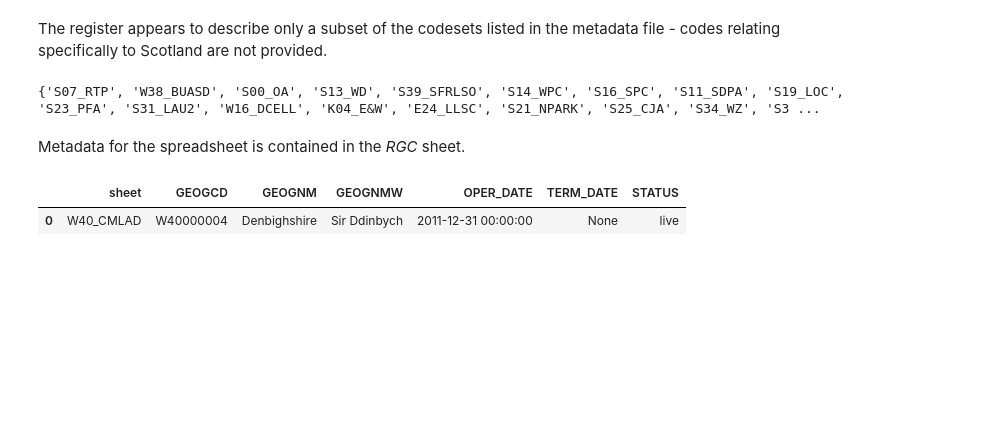
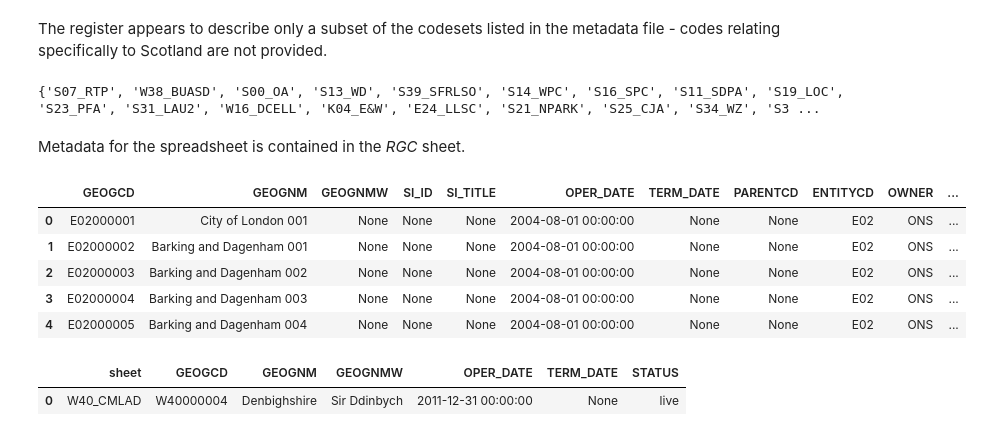
Before and after one commit to psychemedia/parlihacks, a Jupyter notebook: notebooks/ONS Register of Geographic Codes.ipynb, the cells around one changed output. Drawn from its saved outputs; the diff is of its cells as text; code cells hidden in the pictures; blank space fills up the shorter version.

Commit message:
Correct full table/sheet save

```diff
--- a/notebooks/ONS Register of Geographic Codes.ipynb
+++ b/notebooks/ONS Register of Geographic Codes.ipynb
@@ -128,3 +125,13 @@ for sheet in sheets[2:]:
+# %%
+q='SELECT * FROM E02_MSOA LIMIT 5'
+pd.read_sql_query(q, con)
+# %% [output]
+|  | GEOGCD | GEOGNM | GEOGNMW | SI_ID | SI_TITLE | OPER_DATE | TERM_DATE | PARENTCD | ENTITYCD | OWNER | ... |
+| 0 | E02000001 | City of London 001 | None | None | None | 2004-08-01 00:00:00 | None | None | E02 | ONS | ... |
+| 1 | E02000002 | Barking and Dagenham 001 | None | None | None | 2004-08-01 00:00:00 | None | None | E02 | ONS | ... |
+| 2 | E02000003 | Barking and Dagenham 002 | None | None | None | 2004-08-01 00:00:00 | None | None | E02 | ONS | ... |
+| 3 | E02000004 | Barking and Dagenham 003 | None | None | None | 2004-08-01 00:00:00 | None | None | E02 | ONS | ... |
+| 4 | E02000005 | Barking and Dagenham 004 | None | None | None | 2004-08-01 00:00:00 | None | None | E02 | ONS | ... |
 # %%
 q='SELECT * FROM codelist WHERE "GEOGCD"="{code}"'.format(code='W40000004')
 pd.read_sql_query(q, con)
```
Also changed, not shown: parts of 4 cells of this notebook.
